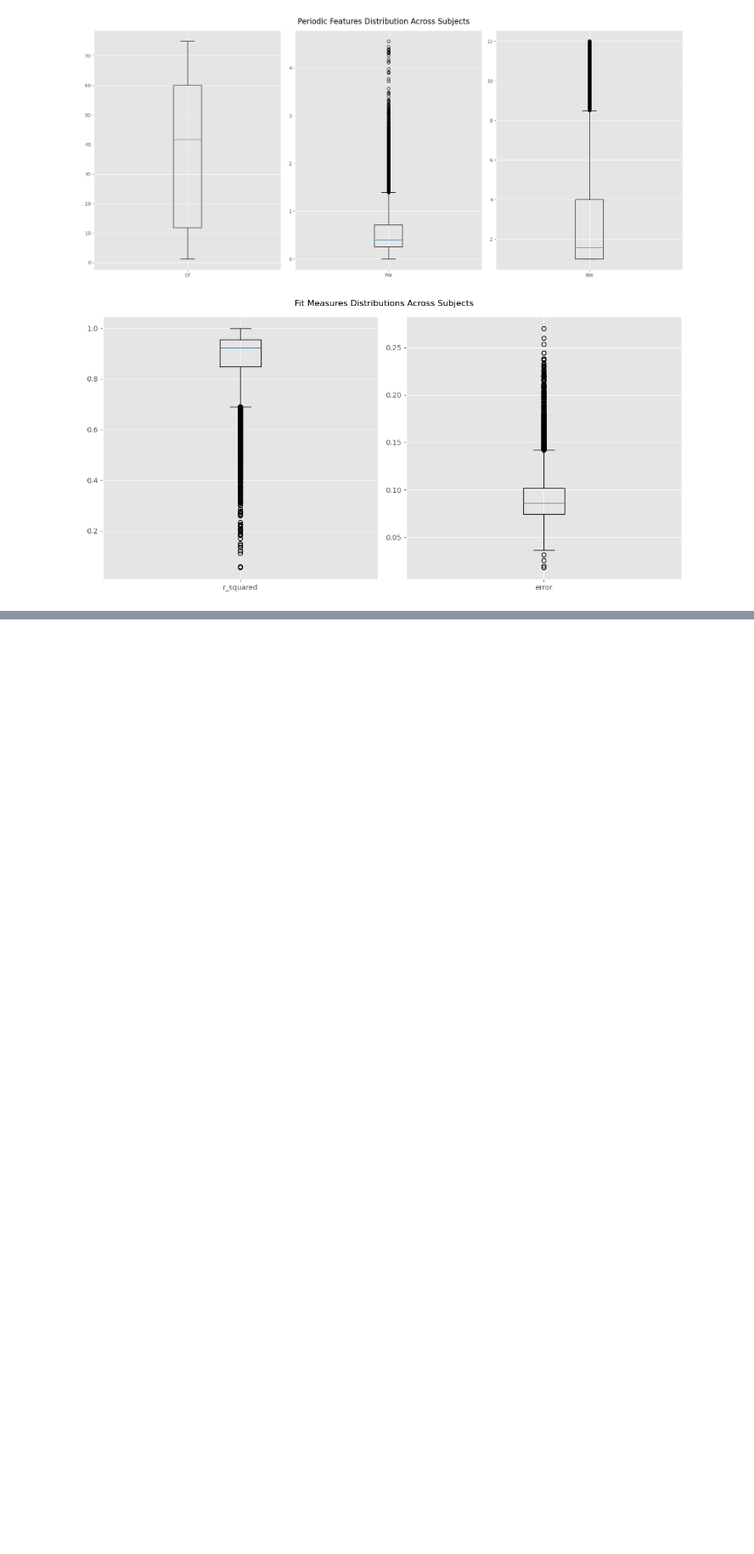
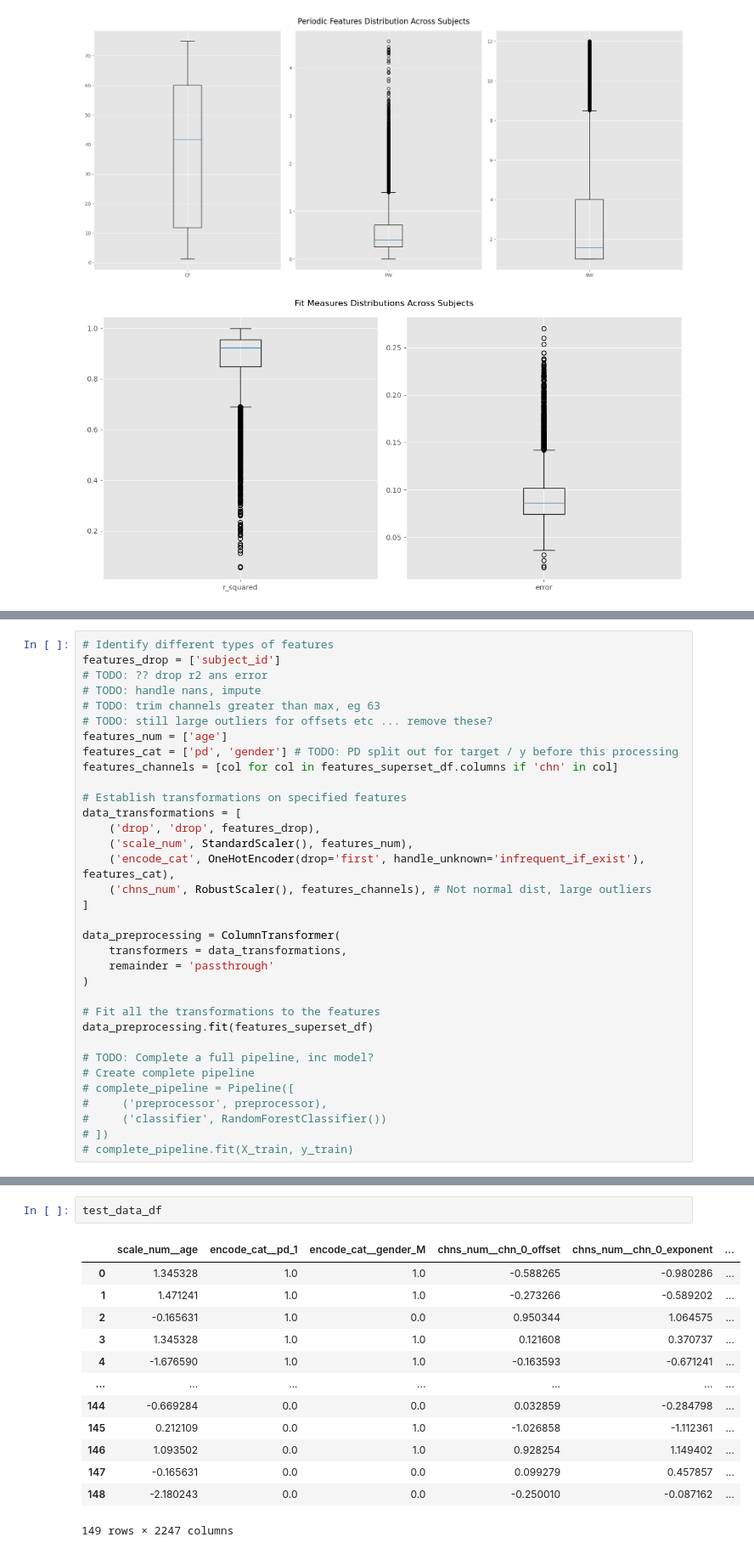
Before and after one commit to StuartG24/EEG_ML_Pipeline, a Jupyter notebook: Notebooks/2_Feature Selection Pipeline_v1.ipynb, the cells around one changed output, grey strips where cells are left out. Shown at 85% size. Cells and saved outputs as stored; diff of their text form; blank space fills up the shorter version.

```diff
--- a/Notebooks/2_Feature Selection Pipeline_v1.ipynb
+++ b/Notebooks/2_Feature Selection Pipeline_v1.ipynb
@@ -418,0 +391,34 @@ test_data = data_prep_pipeline.transform(features_superset_df)
+# %%
+# Identify different types of features
+features_drop = ['subject_id']
+# TODO: ?? drop r2 ans error
+# TODO: handle nans, impute
+# TODO: trim channels greater than max, eg 63
+# TODO: still large outliers for offsets etc ... remove these?
+features_num = ['age']
+features_cat = ['pd', 'gender'] # TODO: PD split out for target / y before this processing
+features_channels = [col for col in features_superset_df.columns if 'chn' in col]
+
+# Establish transformations on specified features
+data_transformations = [
+    ('drop', 'drop', features_drop),
+    ('scale_num', StandardScaler(), features_num),
+    ('encode_cat', OneHotEncoder(drop='first', handle_unknown='infrequent_if_exist'), features_cat),
+    ('chns_num', RobustScaler(), features_channels), # Not normal dist, large outliers
+]
+
+data_preprocessing = ColumnTransformer(
+    transformers = data_transformations,
+    remainder = 'passthrough'
+)
+
+# Fit all the transformations to the features
+data_preprocessing.fit(features_superset_df)
+
+# TODO: Complete a full pipeline, inc model?
+# Create complete pipeline
+# complete_pipeline = Pipeline([
+#     ('preprocessor', preprocessor),
+#     ('classifier', RandomForestClassifier())
+# ])
+# complete_pipeline.fit(X_train, y_train)
@@ -418,0 +457,16 @@ test_data = data_prep_pipeline.transform(features_superset_df)
+# %%
+test_data_df
+# %% [output]
+|  | scale_num__age | encode_cat__pd_1 | encode_cat__gender_M | chns_num__chn_0_offset | chns_num__chn_0_exponent | ... |
+| 0 | 1.345328 | 1.0 | 1.0 | -0.588265 | -0.980286 | ... |
+| 1 | 1.471241 | 1.0 | 1.0 | -0.273266 | -0.589202 | ... |
+| 2 | -0.165631 | 1.0 | 0.0 | 0.950344 | 1.064575 | ... |
+| 3 | 1.345328 | 1.0 | 1.0 | 0.121608 | 0.370737 | ... |
+| 4 | -1.676590 | 1.0 | 1.0 | -0.163593 | -0.671241 | ... |
+| ... | ... | ... | ... | ... | ... | ... |
+| 144 | -0.669284 | 0.0 | 0.0 | 0.032859 | -0.284798 | ... |
+| 145 | 0.212109 | 0.0 | 1.0 | -1.026858 | -1.112361 | ... |
+| 146 | 1.093502 | 0.0 | 1.0 | 0.928254 | 1.149402 | ... |
+| 147 | -0.165631 | 0.0 | 0.0 | 0.099279 | 0.457857 | ... |
+| 148 | -2.180243 | 0.0 | 0.0 | -0.250010 | -0.087162 | ... |
+149 rows × 2247 columns
```
Also changed, not shown: parts of 8 cells of this notebook, 1 other file.
